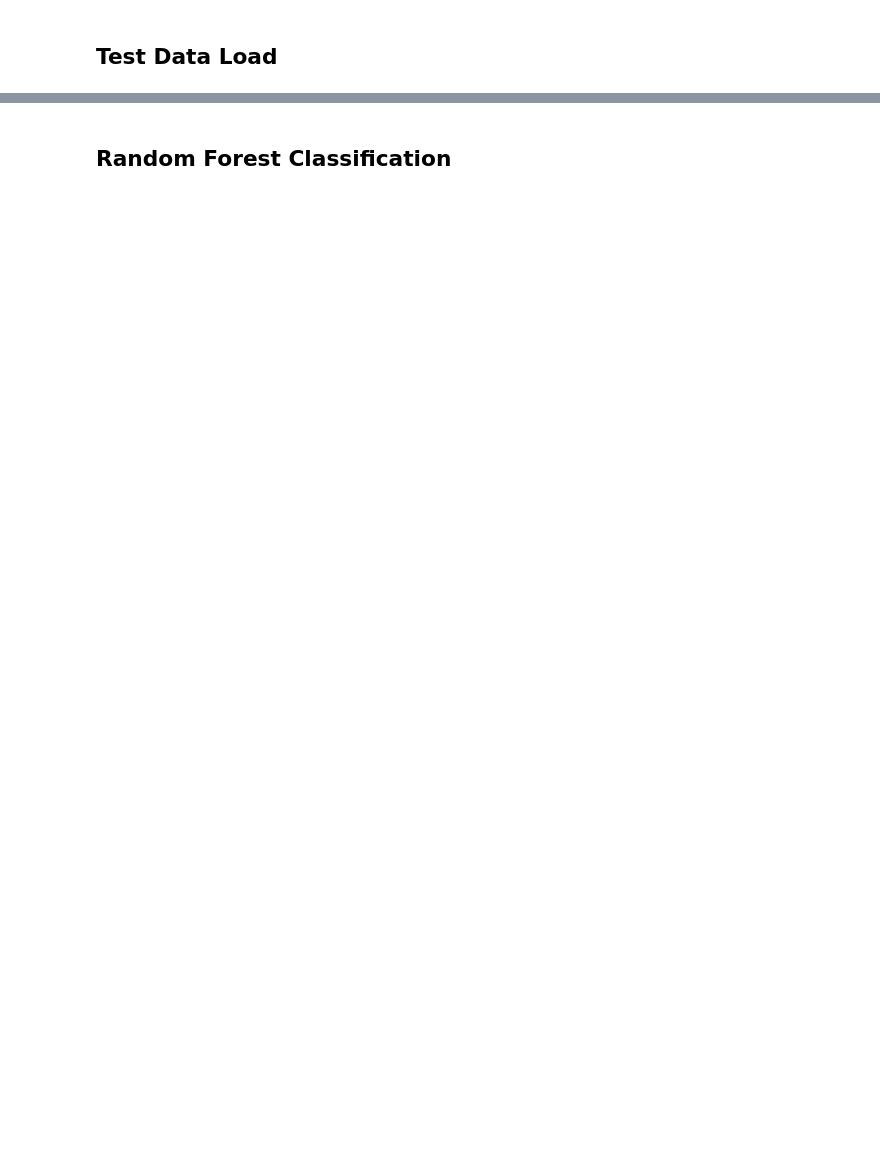
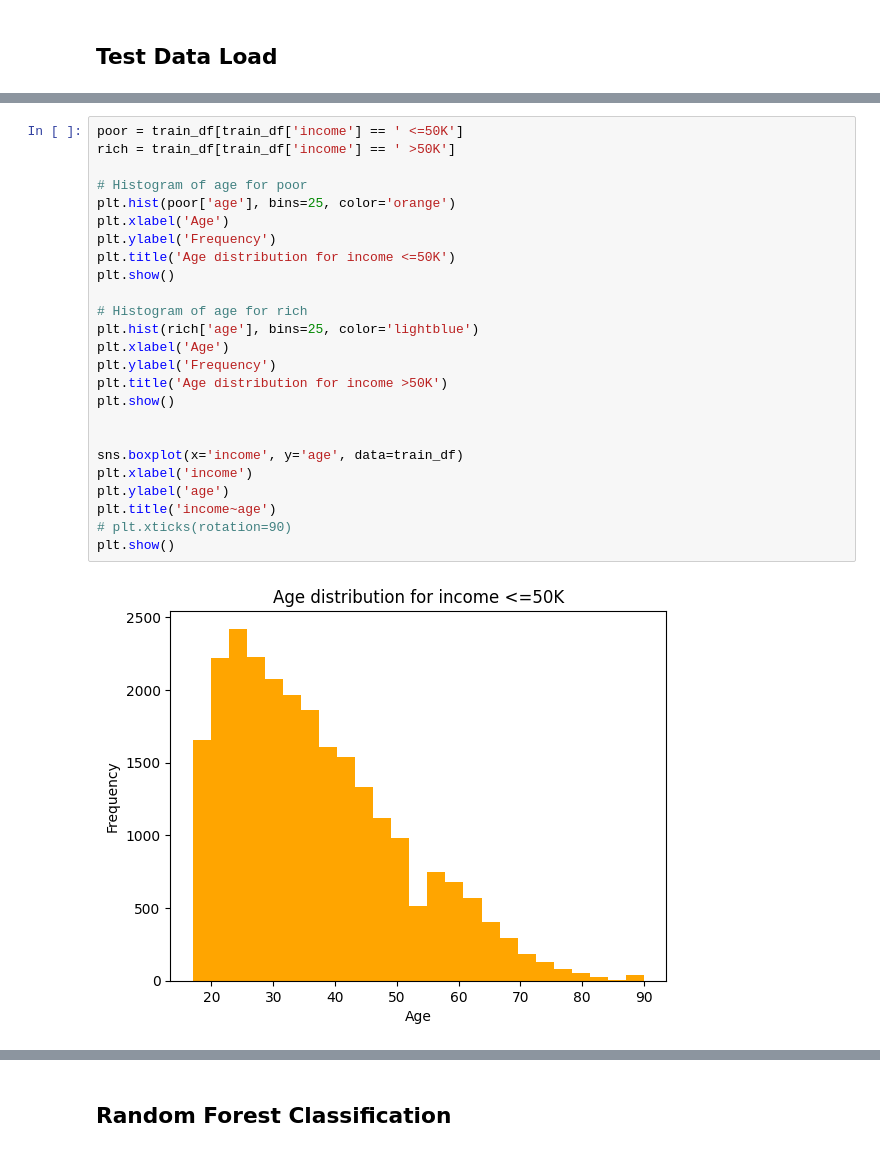
Before and after one commit to avr1/CS6140FinalProject, a Jupyter notebook: src/Group7_Adult_Income_Classification.ipynb, the cells around one changed output, grey strips where cells are left out. Cells and saved outputs as stored; diff of their text form; blank space fills up the shorter version.

```diff
--- a/src/Group7_Adult_Income_Classification.ipynb
+++ b/src/Group7_Adult_Income_Classification.ipynb
@@ -71,0 +128,27 @@ test_df.head()
+# %%
+poor = train_df[train_df['income'] == ' <=50K']
+rich = train_df[train_df['income'] == ' >50K']
+
+# Histogram of age for poor
+plt.hist(poor['age'], bins=25, color='orange')
+plt.xlabel('Age')
+plt.ylabel('Frequency')
+plt.title('Age distribution for income <=50K')
+plt.show()
+
+# Histogram of age for rich
+plt.hist(rich['age'], bins=25, color='lightblue')
+plt.xlabel('Age')
+plt.ylabel('Frequency')
+plt.title('Age distribution for income >50K')
+plt.show()
+
+
+sns.boxplot(x='income', y='age', data=train_df)
+plt.xlabel('income')
+plt.ylabel('age')
+plt.title('income~age')
+# plt.xticks(rotation=90)
+plt.show()
+# %% [output]
+[figure, added]
```
Also changed, not shown: parts of 40 cells of this notebook.
